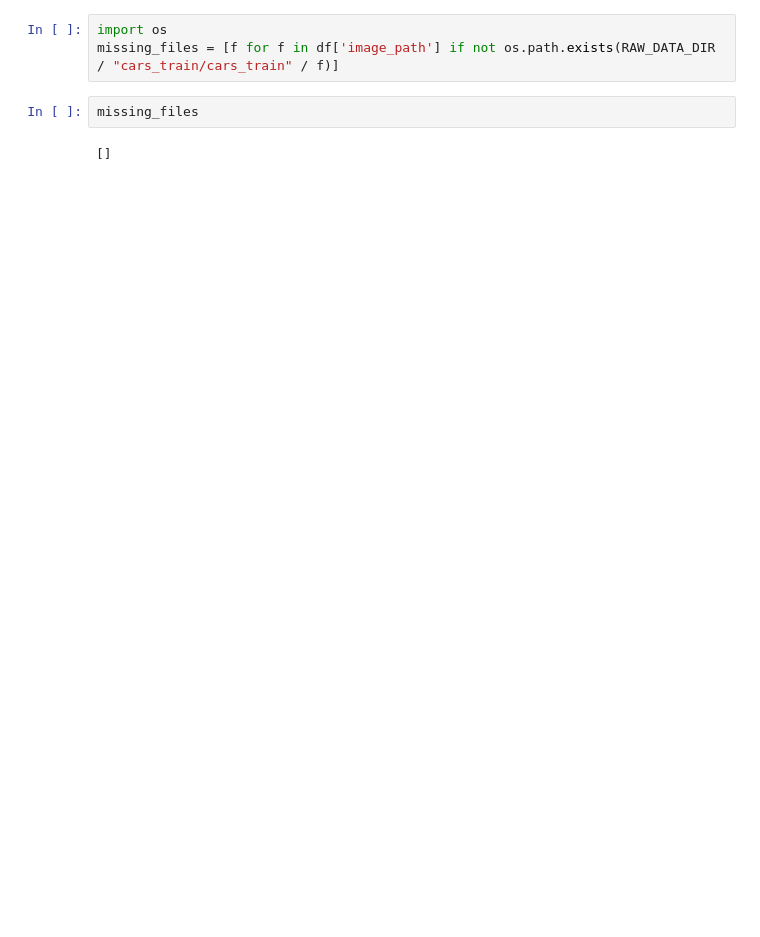
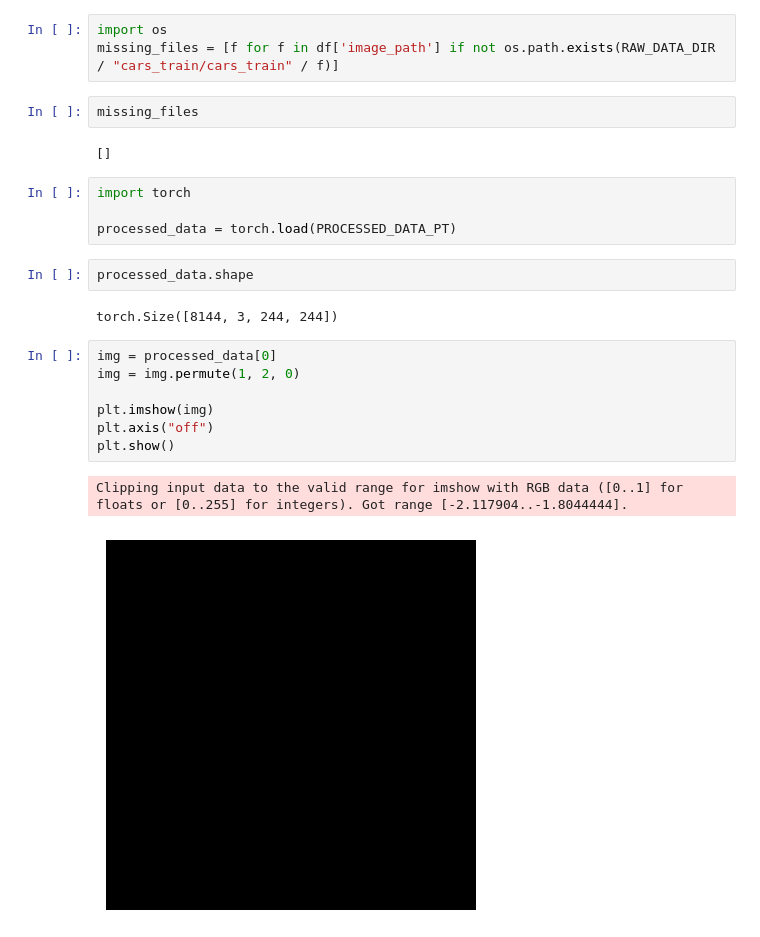
Before and after one commit to Ruslon1/car-listing-visual-verification, a Jupyter notebook: notebooks/EDA.ipynb, the cells around one changed output. Drawn from its saved outputs; the diff is of its cells as text; blank space fills up the shorter version.

```diff
--- a/notebooks/EDA.ipynb
+++ b/notebooks/EDA.ipynb
@@ -73,3 +60,21 @@ missing_files = [f for f in df['image_path'] if not os.path.exists(RAW_DATA_DIR
 missing_files
 # %% [output]
 []
+# %%
+import torch
+
+processed_data = torch.load(PROCESSED_DATA_PT)
+# %%
+processed_data.shape
+# %% [output]
+torch.Size([8144, 3, 244, 244])
+# %%
+img = processed_data[0]
+img = img.permute(1, 2, 0)
+
+plt.imshow(img)
+plt.axis("off")
+plt.show()
+# %% [output]
+Clipping input data to the valid range for imshow with RGB data ([0..1] for floats or [0..255] for integers). Got range [-2.117904..-1.8044444].
+[figure, added]
```
Also changed, not shown: parts of 5 cells of this notebook, 2 other files.
